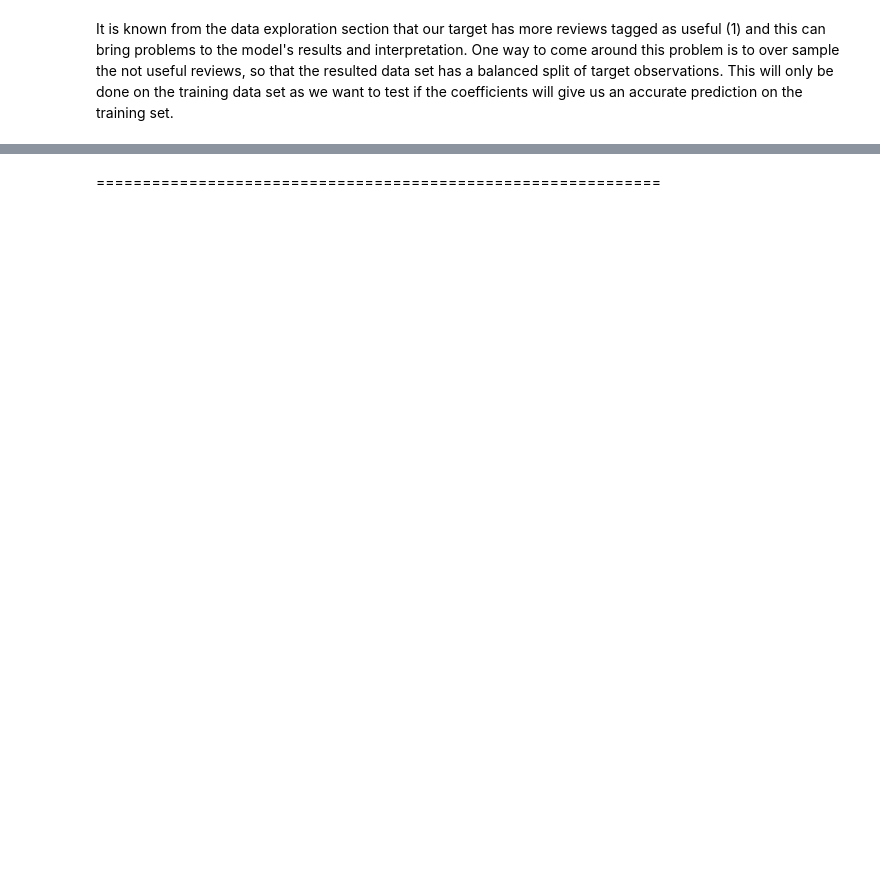
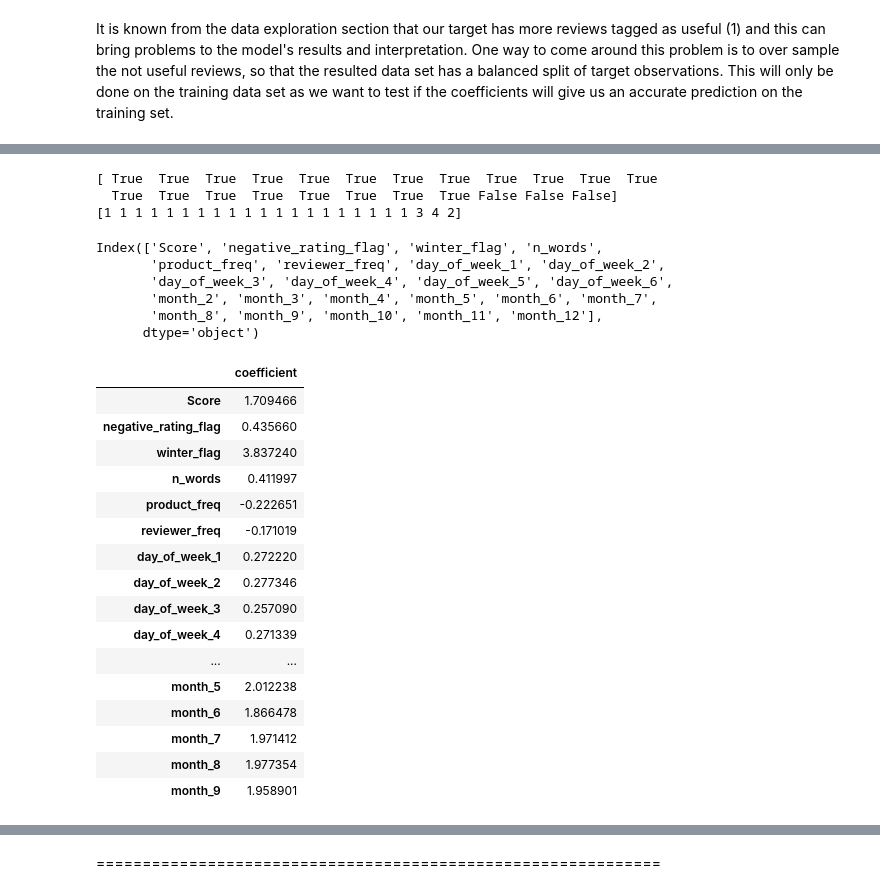
Before and after one commit to ch10m/PythonExamples, a Jupyter notebook: AmazonFoodReviews/2Classification Methodology.ipynb, the cells around one changed output, grey strips where cells are left out. Saved outputs shown, nothing was run; the diff lists cells and outputs as text; code cells hidden in the pictures; blank space fills up the shorter version.

```diff
--- a/AmazonFoodReviews/2Classification Methodology.ipynb
+++ b/AmazonFoodReviews/2Classification Methodology.ipynb
@@ -372,0 +173,21 @@ y_model = clf_rf.predict(Xselected_test)
+# %%
+#Variables selected
+print(pipeline_model['rfe'].support_)
+print(pipeline_model['rfe'].ranking_)
+# %% [output]
+[ True  True  True  True  True  True  True  True  True  True  True  True
+  True  True  True  True  True  True  True  True False False False]
+[1 1 1 1 1 1 1 1 1 1 1 1 1 1 1 1 1 1 1 1 3 4 2]
+# %%
+os_data_X.columns
+# %% [output]
+Index(['Score', 'negative_rating_flag', 'winter_flag', 'n_words',
+       'product_freq', 'reviewer_freq', 'day_of_week_1', 'day_of_week_2',
+       'day_of_week_3', 'day_of_week_4', 'day_of_week_5', 'day_of_week_6',
+       'month_2', 'month_3', 'month_4', 'month_5', 'month_6', 'month_7',
+       'month_8', 'month_9', 'month_10', 'month_11', 'month_12'],
+      dtype='object')
+# %%
+selected_column_names = os_data_X.columns[pipeline_model['rfe'].support_]
+# %%
+coefficient = pipeline_model['logisticregression'].coef_
@@ -372,0 +196,21 @@ y_model = clf_rf.predict(Xselected_test)
+# %%
+df = pd.DataFrame(coefficient.ravel(), index=selected_column_names, columns=['coefficient'])
+df
+# %% [output]
+|  | coefficient |
+| Score | 1.709466 |
+| negative_rating_flag | 0.435660 |
+| winter_flag | 3.837240 |
+| n_words | 0.411997 |
+| product_freq | -0.222651 |
+| reviewer_freq | -0.171019 |
+| day_of_week_1 | 0.272220 |
+| day_of_week_2 | 0.277346 |
+| day_of_week_3 | 0.257090 |
+| day_of_week_4 | 0.271339 |
+| ... | ... |
+| month_5 | 2.012238 |
+| month_6 | 1.866478 |
+| month_7 | 1.971412 |
+| month_8 | 1.977354 |
+| month_9 | 1.958901 |
```
Also changed, not shown: parts of 55 cells of this notebook, 25 other files.
